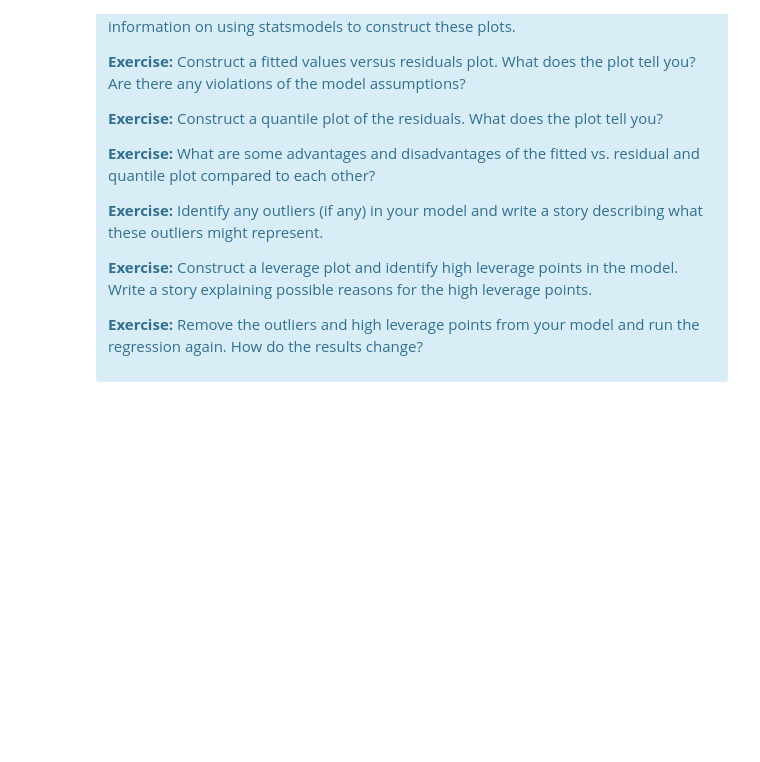
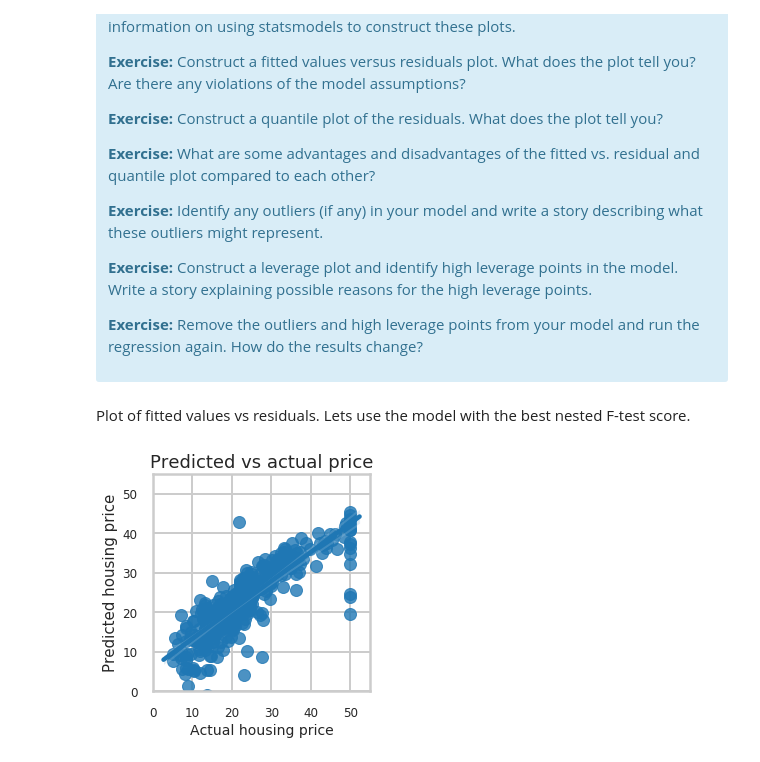
Before and after one commit to gperdrizet/linear_regression, a Jupyter notebook: Mini_Project_Linear_Regression.ipynb, the cells around one changed output. Saved outputs shown, nothing was run; the diff lists cells and outputs as text; code cells hidden in the pictures; blank space fills up the shorter version.

```diff
--- a/Mini_Project_Linear_Regression.ipynb
+++ b/Mini_Project_Linear_Regression.ipynb
@@ -258,3 +259,6 @@ bos.describe()
 | 50% | 0.256510 | 0.000000 | 9.690000 | 0.000000 | 0.538000 | 6.208500 | 77.500000 | 3.207450 | 5.000000 | 330.000000 | 19.050000 | ... |
 | 75% | 3.677083 | 12.500000 | 18.100000 | 0.000000 | 0.624000 | 6.623500 | 94.075000 | 5.188425 | 24.000000 | 666.000000 | 20.200000 | ... |
 | max | 88.976200 | 100.000000 | 27.740000 | 1.000000 | 0.871000 | 8.780000 | 100.000000 | 12.126500 | 24.000000 | 711.000000 | 22.000000 | ... |
+# %%
+bos_zscore = (bos - bos.mean())/bos.std()
+bos_zscore.describe()
@@ -977,0 +1065,22 @@ where $L$ is the likelihood of the model. AIC is meaningless in the absolute sen
+# %%
+features = list(bos_zscore.drop('PRICE', axis = 1))
+
+X = bos[features].values
+Y = bos['PRICE'].values
+
+full_model = sm.OLS(Y, X)
+full_model_results = full_model.fit()
+
+RSSf = np.sum((Y - full_model_results.fittedvalues)**2)
+p2 = len(features)
+n = len(Y)
+# %%
+import itertools
+
+feature_subsets = []
+
+for length in range(1, (len(features) - 1)):
+    for subset in itertools.combinations(features, length):
+        feature_subsets.append(list(subset))
+
+print(len(feature_subsets))
@@ -1028,0 +1222,23 @@ There are some other issues that are important investigate with linear regressio
+# %% [markdown]
+Plot of fitted values vs residuals. Lets use the model with the best nested F-test score.
+# %%
+# Your turn.
+features = models[models['F_test'] == models['F_test'].min()]['features'].tolist()[0]
+X = bos[features].values
+model = sm.OLS(Y, X)
+results = model.fit()
+
+residuals = (Y - results.fittedvalues)**2
+values = results.fittedvalues
+
+ax = sns.regplot(y=values, x=bos['PRICE'].values, fit_reg = True)
+ax.tick_params(labelsize=12)
+ax.set_title('Predicted vs actual price', fontsize=18)
+ax.set_xlabel('Actual housing price', fontsize=14)
+ax.set_ylabel('Predicted housing price', fontsize=15)
+ax.set_xlim(0, 55)
+ax.set_ylim(0, 55)
+ax.set_aspect('equal', 'box')
+ax.yaxis.set_major_formatter(FormatStrFormatter('%.0f'))
+# %% [output]
+[figure, added]
```
Also changed, not shown: parts of 35 cells of this notebook.
